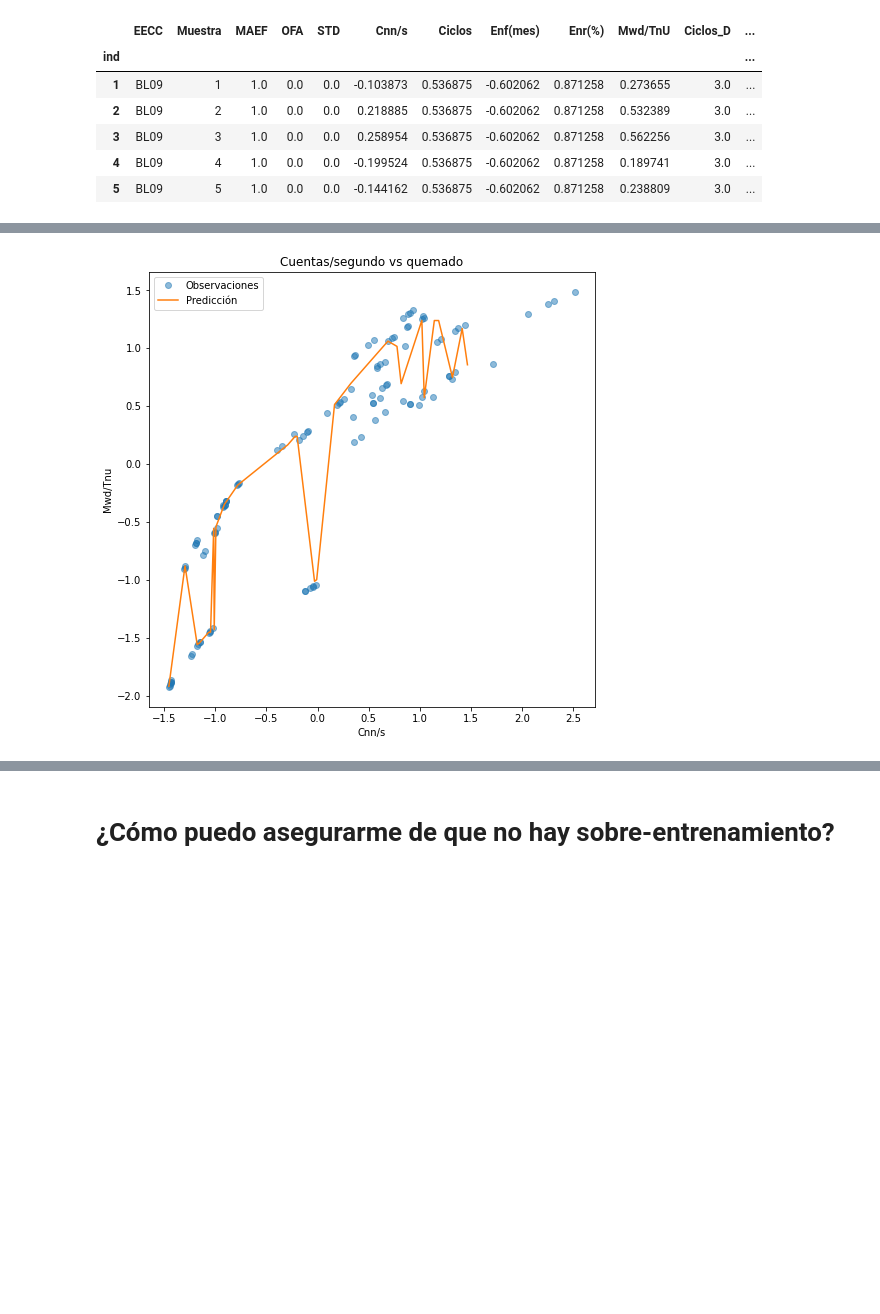
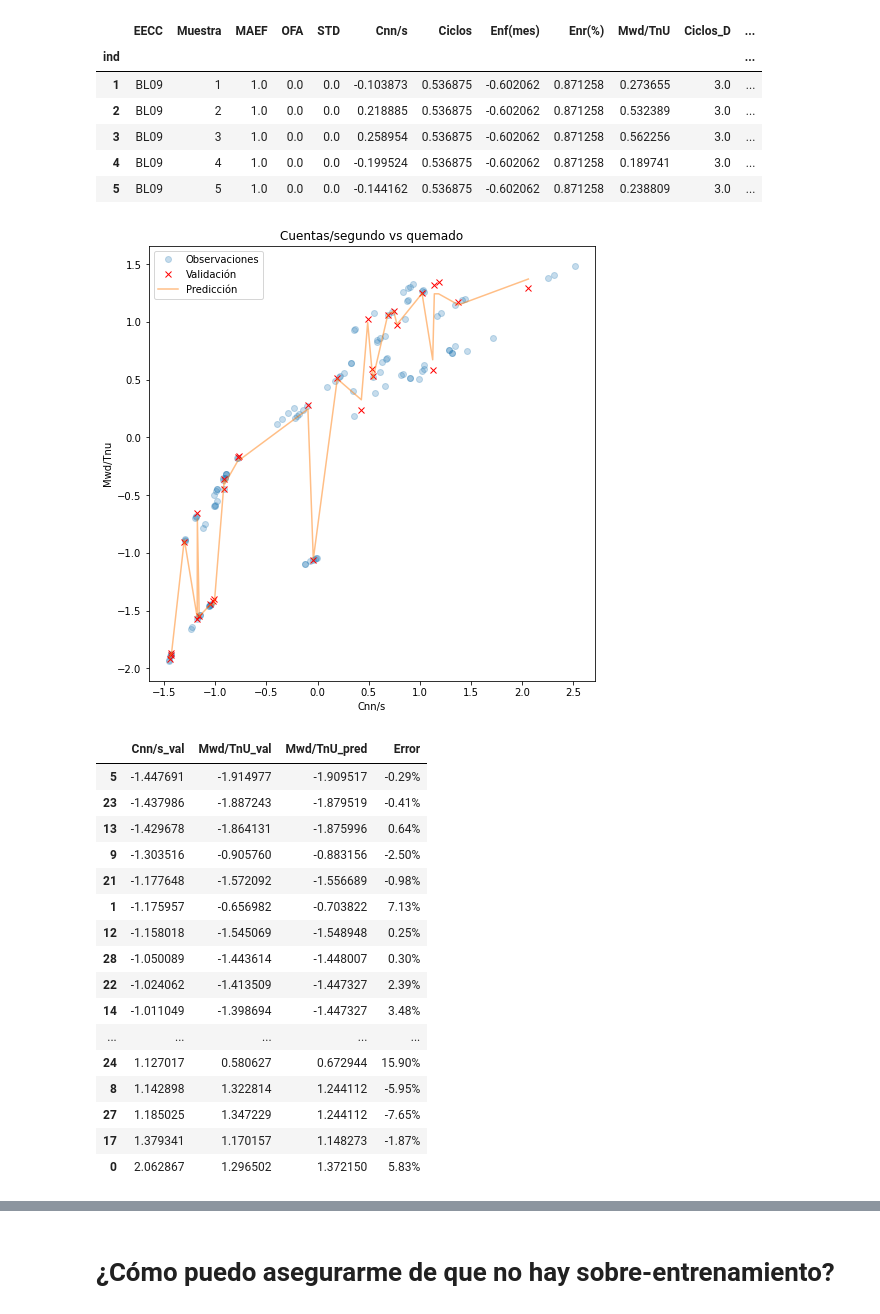
Before and after one commit to jarok03/PracticaUAM, a Jupyter notebook: LOOCV+RANDOMFOREST.ipynb, the cells around one changed output, grey strips where cells are left out. Saved outputs shown, nothing was run; the diff lists cells and outputs as text; code cells hidden in the pictures; blank space fills up the shorter version.

```diff
--- a/LOOCV+RANDOMFOREST.ipynb
+++ b/LOOCV+RANDOMFOREST.ipynb
@@ -508,54 +522,78 @@ Y = data.iloc[:, 9].values
 
 
 # División de los datos en conjuntos de entrenamiento y validación
 Xent, Xval, Yent, Yval = train_test_split(X, Y, test_size = 0.2)
 # print(len(Xent), len(Yent))
 # print(len(Xval), len(Yval))
+'''
+¿ESTÁ BIEN ELEGIR TOTALMENTE ALEATORIO LOS DATOS DE ENTRENAMIENTO Y VALIDACIÓN?
+¿0 DEBERÍA SEPARAR AQUÍ TAMBIÉN TODAS LAS MEDIDAS DE UN MISMO ELEMENTO EN CONJUNTO?
+'''
 
 
 # Aplicar el algoritmo y entrenar
-bosque = RandomForestRegressor(n_estimators = 500, max_depth = 6)
+bosque = RandomForestRegressor(n_estimators = 2000, max_depth = 6)
 bosque.fit(Xent, Yent)
 '''
-EN PRINCIPIO CUANTOS MÁS ÁRBOLES MEJOR, PERO NO HE VISTO DIFERENCIA SIGNITICATIVA ENTRE 200, 500 Y 5000.
+EN PRINCIPIO CUANTOS MÁS ÁRBOLES MEJOR, PERO NO HE VISTO DIFERENCIA SIGNITICATIVA EN UN RANGO DE ENTRE 200 A 50000.
 TAMPOCO APRECIO DIFERENCIAS ENTRE PROFUNDIADES DE VALOR ENTRE 4 Y 10.
 ¿HAY ALGÚN MODO DE ELEGIR EL NÚMERO DE ESTIMADORES Y DE PROFUNDIDAD MÁS ÓPTIMOS?
 '''
 
 # Predicción
 Ypred = bosque.predict(Xval)
 
+# Error relativo
+Error = pd.DataFrame(columns=['Error'])
+for n in range(len(Ypred)):
+    error = ((Ypred[n] - Yval[n])/Yval[n])*100
+    Error = Error.append({'Error': '{0:.2f}%'.format(error)}, ignore_index = True)
 
 
-error = np.empty(len(Ypred), dtype=float)
-for n in range(len(Ypred)):
-    error[n] = ((Ypred[n] - Yval[n])/Yval[n])*100
-print(error)
-print()
+# Ordeno los valores de menor a mayor para que la representación se vea mejor
+Pred = pd.DataFrame({'Cnn/s_val': Xval[:, 0], 'Mwd/TnU_val': Yval, 'Mwd/TnU_pred': Ypred, 'Error': Error['Error']})
+Pred = Pred.sort_values('Cnn/s_val')
+
+fig,ax = plt.subplots(figsize=(8,8))
+ax.plot(Xent[:, 0], Yent, 'o', alpha=0.25, label='Observaciones')
+ax.plot(Pred['Cnn/s_val'], Pred['Mwd/TnU_val'], 'x', color='red', label='Validación')
+ax.plot(Pred['Cnn/s_val'], Pred['Mwd/TnU_pred'], alpha=0.5, label='Predicción')
+ax.set_title('Cuentas/segundo vs quemado')
+ax.set_xlabel('Cnn/s')
+ax.set_ylabel('Mwd/Tnu')
+ax.legend(fontsize=10)
+plt.show()
+plt.close()
+
+
+display(Pred)
 
 precEnt = bosque.score(Xent, Yent)
 precVal = bosque.score(Xval, Yval)
-print('Precisión del entrenamiento =', '{0:.2f} %'.format(100*precEnt))
-print('Precisión de la validación =', '{0:.2f} %'.format(100*precVal))
+print('Precisión del entrenamiento =', '{0:.2f}%'.format(100*precEnt))
+print('Precisión de la validación =', '{0:.2f}%'.format(100*precVal))
 print()
 rmse = mean_squared_error(Yval, Ypred, squared = False)
 print('RMSE =', '{0:.2f}'.format(rmse))
 print()
 mae = mean_absolute_error(Yval, Ypred)
 print('MAE =', '{0:.2f}'.format(mae))
-
-
-# Ordeno los valores de menor a mayor para que la representación de la predicción se vea correctamente
-Pred = pd.DataFrame({'Cnn/s_val': Xval[:, 0], 'Mwd/TnU_pred': Ypred})
-Pred = Pred.sort_values('Cnn/s_val')
-
-fig,ax = plt.subplots(figsize=(8,8))
-ax.plot(Xent[:, 0], Yent, 'o', alpha=0.5, label='Observaciones')
-ax.plot(Pred['Cnn/s_val'], Pred['Mwd/TnU_pred'], label='Predicción')
-ax.set_title('Cuentas/segundo vs quemado')
-ax.set_xlabel('Cnn/s')
-ax.set_ylabel('Mwd/Tnu')
-ax.legend(fontsize=10)
-plt.show()
-plt.close()
 # %% [output]
+[figure, new version]
+|  | Cnn/s_val | Mwd/TnU_val | Mwd/TnU_pred | Error |
+| 5 | -1.447691 | -1.914977 | -1.909517 | -0.29% |
+| 23 | -1.437986 | -1.887243 | -1.879519 | -0.41% |
+| 13 | -1.429678 | -1.864131 | -1.875996 | 0.64% |
+| 9 | -1.303516 | -0.905760 | -0.883156 | -2.50% |
+| 21 | -1.177648 | -1.572092 | -1.556689 | -0.98% |
+| 1 | -1.175957 | -0.656982 | -0.703822 | 7.13% |
+| 12 | -1.158018 | -1.545069 | -1.548948 | 0.25% |
+| 28 | -1.050089 | -1.443614 | -1.448007 | 0.30% |
+| 22 | -1.024062 | -1.413509 | -1.447327 | 2.39% |
+| 14 | -1.011049 | -1.398694 | -1.447327 | 3.48% |
+| ... | ... | ... | ... | ... |
+| 24 | 1.127017 | 0.580627 | 0.672944 | 15.90% |
+| 8 | 1.142898 | 1.322814 | 1.244112 | -5.95% |
+| 27 | 1.185025 | 1.347229 | 1.244112 | -7.65% |
+| 17 | 1.379341 | 1.170157 | 1.148273 | -1.87% |
+| 0 | 2.062867 | 1.296502 | 1.372150 | 5.83% |
@@ -573,2 +606 @@ MAE = 0.04
-[figure, old version]
 # %% [markdown]
```
Also changed, not shown: parts of 7 cells of this notebook.
